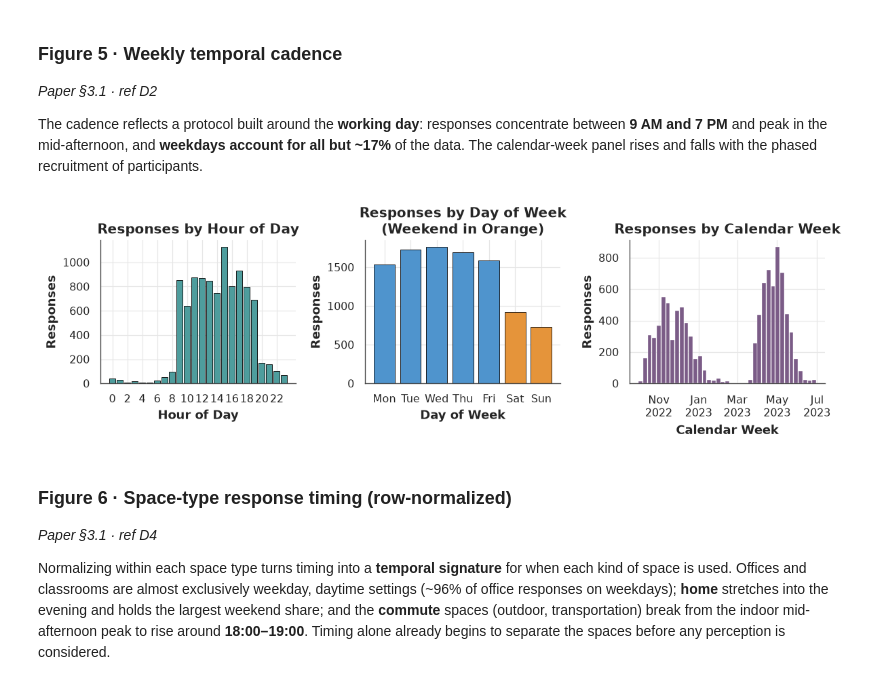
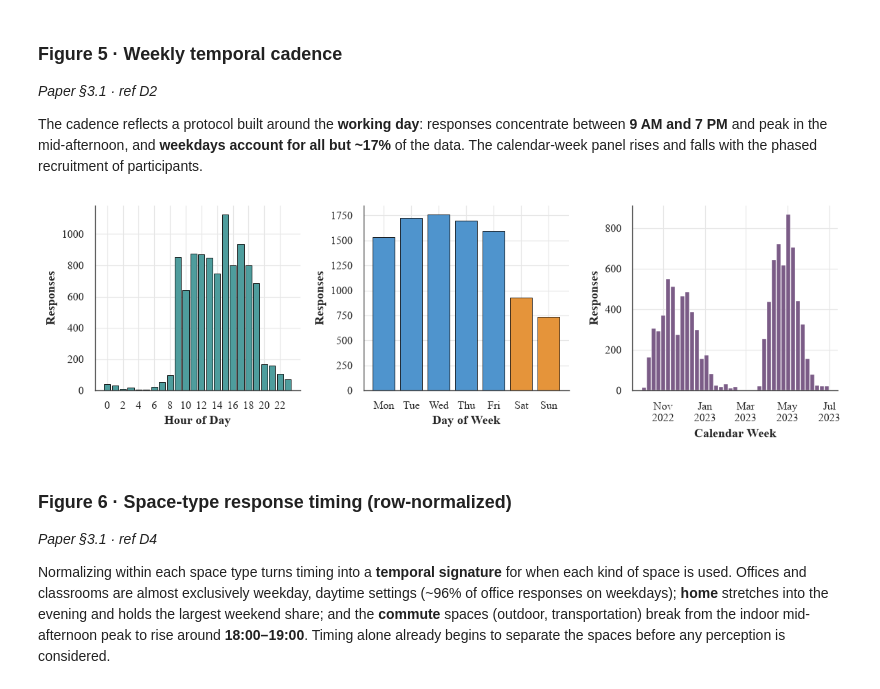
Before and after one commit to buds-lab/cozie-singapore-journal-paper, a Jupyter notebook: notebooks/cozie_singapore_companion.ipynb, the cells around one changed output. Drawn from its saved outputs; the diff is of its cells as text; code cells hidden in the pictures.

```diff
--- a/notebooks/cozie_singapore_companion.ipynb
+++ b/notebooks/cozie_singapore_companion.ipynb
@@ -106,6 +106,10 @@ import plotly.graph_objects as go
 from scipy import stats
 
 # ---- publication plot theme (consistent across all matplotlib figures) ----
+# Serif body font to match the manuscript (Taylor & Francis `interact` class).
+# Times New Roman (installed) provides real bold/italic + full glyph coverage;
+# STIX handles math, and DejaVu Sans is kept last as a per-glyph fallback for
+# symbols the serif faces lack (e.g. the ⚠ warning sign in the weather caveat).
 sns.set_theme(context='notebook', style='whitegrid')
 mpl.rcParams.update({
     'figure.dpi': 120, 'savefig.dpi': 200, 'figure.facecolor': 'white',
@@ -113,8 +117,11 @@ mpl.rcParams.update({
     'axes.titlesize': 12, 'axes.titleweight': 'bold', 'axes.labelsize': 10.5,
     'axes.labelweight': 'bold', 'xtick.labelsize': 9.5, 'ytick.labelsize': 9.5,
     'legend.fontsize': 9.5, 'legend.frameon': False, 'grid.color': '#e6e6e6',
-    'grid.linewidth': 0.7, 'font.family': 'DejaVu Sans', 'axes.spines.top': False,
-    'axes.spines.right': False,
+    'grid.linewidth': 0.7,
+    'font.family': 'serif',
+    'font.serif': ['Times New Roman', 'STIX Two Text', 'DejaVu Serif', 'DejaVu Sans'],
+    'mathtext.fontset': 'stix', 'axes.unicode_minus': True,
+    'axes.spines.top': False, 'axes.spines.right': False,
 })
 
 # ---- canonical category orders & colours (reused everywhere) ----
@@ -134,8 +141,10 @@ WIN_COLOR  = {'6h': '#3b6ea5', '1h': '#4E9D9D', '10min': '#E5943A'}
 OUTDOOR_NOTE = ("Weather = OUTDOOR ambient from the nearest government station (pre-survey window). "
                 "It is NOT the participant's actual microclimate, which is often indoor / air-conditioned.")
 def add_outdoor_note(fig, y=0.005):
+    # explicit family list so the ⚠ glyph (absent from the serif faces) falls back to DejaVu Sans
     fig.text(0.5, y, '⚠  ' + OUTDOOR_NOTE, ha='center', va='bottom', fontsize=9,
              style='italic', color='#8a4b08',
+             fontfamily=['Times New Roman', 'DejaVu Sans'],
              bbox=dict(boxstyle='round,pad=0.3', fc='#fff4e6', ec='#e0a96d', lw=0.8))
 
 def kde_by_window(ax, prefix, stat='mean', xlabel='', clip=None, title=None):
@@ -293,38 +302,37 @@ hour = t.dt.hour
 dow = t.dt.dayofweek
 DOW_LABELS = ['Mon', 'Tue', 'Wed', 'Thu', 'Fri', 'Sat', 'Sun']
 
 fig, axes = plt.subplots(1, 3, figsize=(10, 3.2))
 
 # 1 · by hour of day
 ax = axes[0]
 hc = hour.value_counts().reindex(range(24), fill_value=0)
 ax.bar(hc.index, hc.values, color='#4E9D9D', edgecolor='black', linewidth=0.5)
-ax.set_title('Responses by Hour of Day'); ax.set_xlabel('Hour of Day'); ax.set_ylabel('Responses')
+ax.set_xlabel('Hour of Day'); ax.set_ylabel('Responses')
 ax.set_xticks(range(0, 24, 2))
 
-# 2 · by day of week
+# 2 · by day of week (weekend bars in orange)
 ax = axes[1]
 dc = dow.value_counts().reindex(range(7), fill_value=0)
 colors = ['#4F94CD'] * 5 + ['#E5943A'] * 2
 ax.bar([DOW_LABELS[i] for i in dc.index], dc.values, color=colors, edgecolor='black', linewidth=0.5)
-ax.set_title('Responses by Day of Week\n(Weekend in Orange)')
 ax.set_xlabel('Day of Week'); ax.set_ylabel('Responses')
 
 # 3 · by calendar week
 week_start = t.dt.tz_localize(None).dt.to_period('W-MON').apply(lambda p: p.start_time)
 wc = week_start.value_counts().sort_index()
 ax = axes[2]
 ax.bar(wc.index, wc.values, width=6, color='#7B5C87', edgecolor='white', linewidth=0.25)
-ax.set_title('Responses by Calendar Week'); ax.set_xlabel('Calendar Week'); ax.set_ylabel('Responses')
+ax.set_xlabel('Calendar Week'); ax.set_ylabel('Responses')
 ax.xaxis.set_major_locator(mdates.MonthLocator(interval=2))
 ax.xaxis.set_major_formatter(mdates.DateFormatter('%b\n%Y'))
 ax.tick_params(axis='x', labelrotation=0)
 
 plt.tight_layout()
 fig.savefig(FIG_DIR / 'weekly_temporal_cadence.pdf', bbox_inches='tight')
 plt.show()
 # %% [output]
-[figure, old version]
+[figure, new version]
 # %% [markdown]
 ### Figure 6 · Space-type response timing (row-normalized)
 *Paper §3.1 · ref D4*
```
Also changed, not shown: parts of 11 cells of this notebook, 18 other files.
